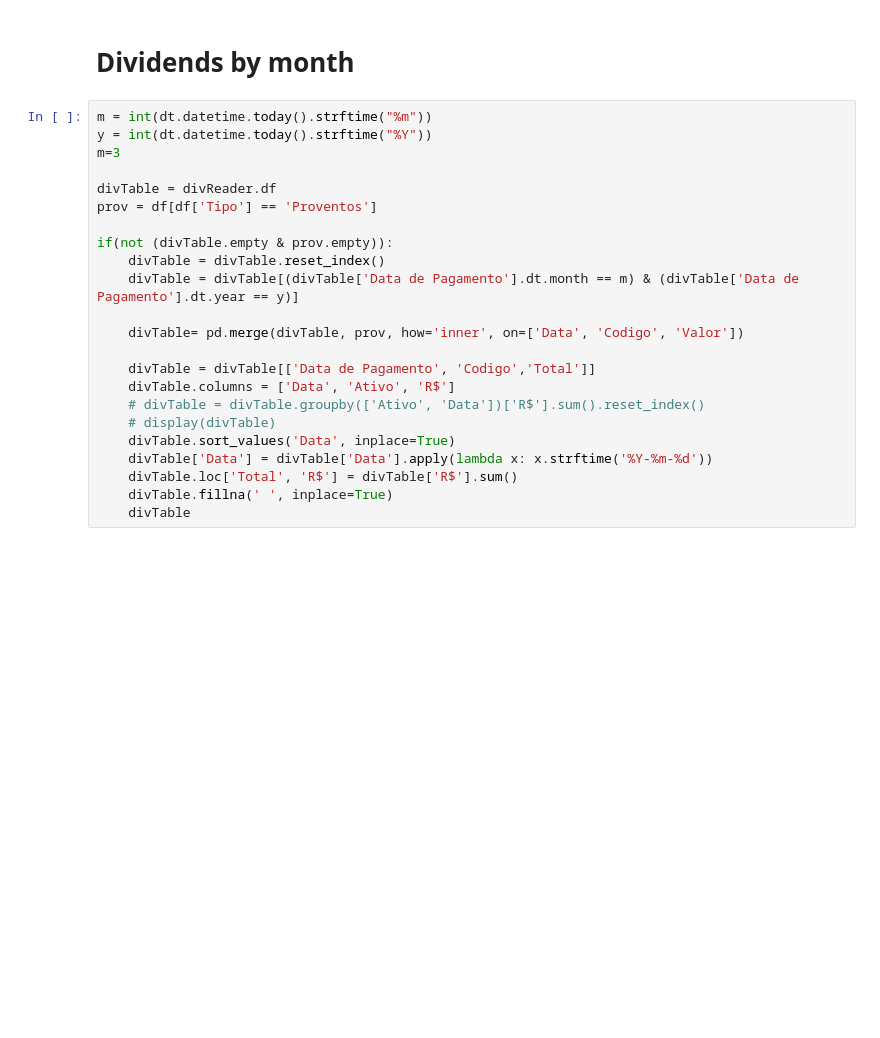
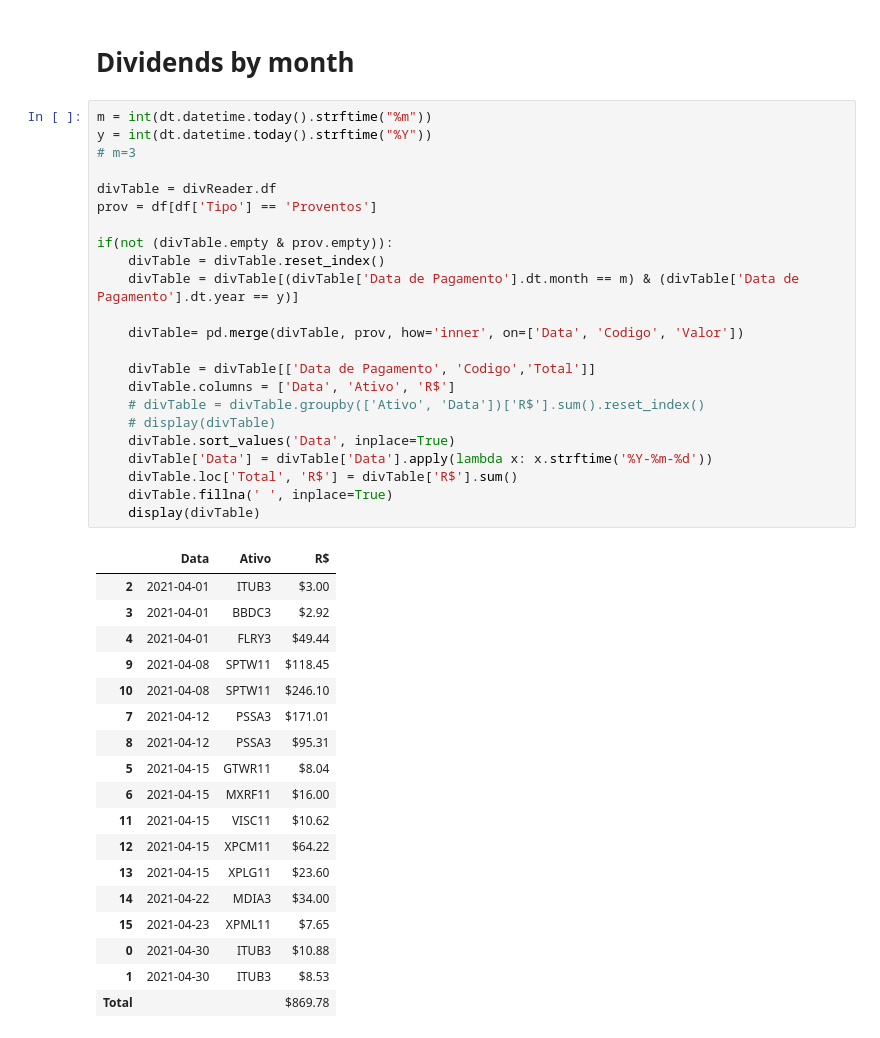
Before and after one commit to engdoreis/Finances, a Jupyter notebook: Finances.ipynb, the cells around one changed output. Cells and saved outputs as stored; diff of their text form; blank space fills up the shorter version.

```diff
--- a/Finances.ipynb
+++ b/Finances.ipynb
@@ -392,26 +393,45 @@ PerformanceViewer(histProfDF, data).show()
 # %%
 m = int(dt.datetime.today().strftime("%m"))
 y = int(dt.datetime.today().strftime("%Y"))
-m=3
+# m=3
 
 divTable = divReader.df
 prov = df[df['Tipo'] == 'Proventos']
 
 if(not (divTable.empty & prov.empty)):
     divTable = divTable.reset_index()
     divTable = divTable[(divTable['Data de Pagamento'].dt.month == m) & (divTable['Data de Pagamento'].dt.year == y)]
 
     divTable= pd.merge(divTable, prov, how='inner', on=['Data', 'Codigo', 'Valor'])
 
     divTable = divTable[['Data de Pagamento', 'Codigo','Total']]
     divTable.columns = ['Data', 'Ativo', 'R$']
     # divTable = divTable.groupby(['Ativo', 'Data'])['R$'].sum().reset_index()
     # display(divTable)
     divTable.sort_values('Data', inplace=True)
     divTable['Data'] = divTable['Data'].apply(lambda x: x.strftime('%Y-%m-%d'))
     divTable.loc['Total', 'R$'] = divTable['R$'].sum()
     divTable.fillna(' ', inplace=True)
-    divTable
+    display(divTable)
+# %% [output]
+|  | Data | Ativo | R$ |
+| 2 | 2021-04-01 | ITUB3 | $3.00 |
+| 3 | 2021-04-01 | BBDC3 | $2.92 |
+| 4 | 2021-04-01 | FLRY3 | $49.44 |
+| 9 | 2021-04-08 | SPTW11 | $118.45 |
+| 10 | 2021-04-08 | SPTW11 | $246.10 |
+| 7 | 2021-04-12 | PSSA3 | $171.01 |
+| 8 | 2021-04-12 | PSSA3 | $95.31 |
+| 5 | 2021-04-15 | GTWR11 | $8.04 |
+| 6 | 2021-04-15 | MXRF11 | $16.00 |
+| 11 | 2021-04-15 | VISC11 | $10.62 |
+| 12 | 2021-04-15 | XPCM11 | $64.22 |
+| 13 | 2021-04-15 | XPLG11 | $23.60 |
+| 14 | 2021-04-22 | MDIA3 | $34.00 |
+| 15 | 2021-04-23 | XPML11 | $7.65 |
+| 0 | 2021-04-30 | ITUB3 | $10.88 |
+| 1 | 2021-04-30 | ITUB3 | $8.53 |
+| Total |  |  | $869.78 |
 # %%
 if(not (divTable.empty & prov.empty)):
     pvt = prov.pivot_table(index='Year', columns='Month', values='Total', margins=True, margins_name='Total', aggfunc='sum', fill_value=0)
```
Also changed, not shown: parts of 10 cells of this notebook, 1 other file.
